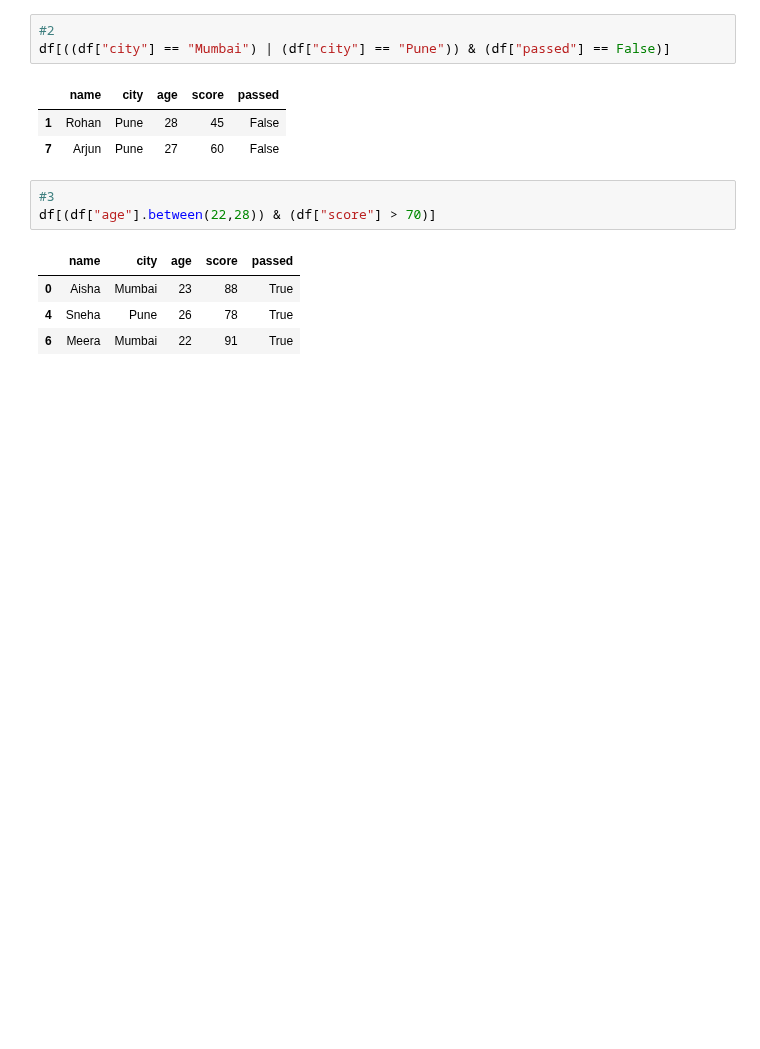
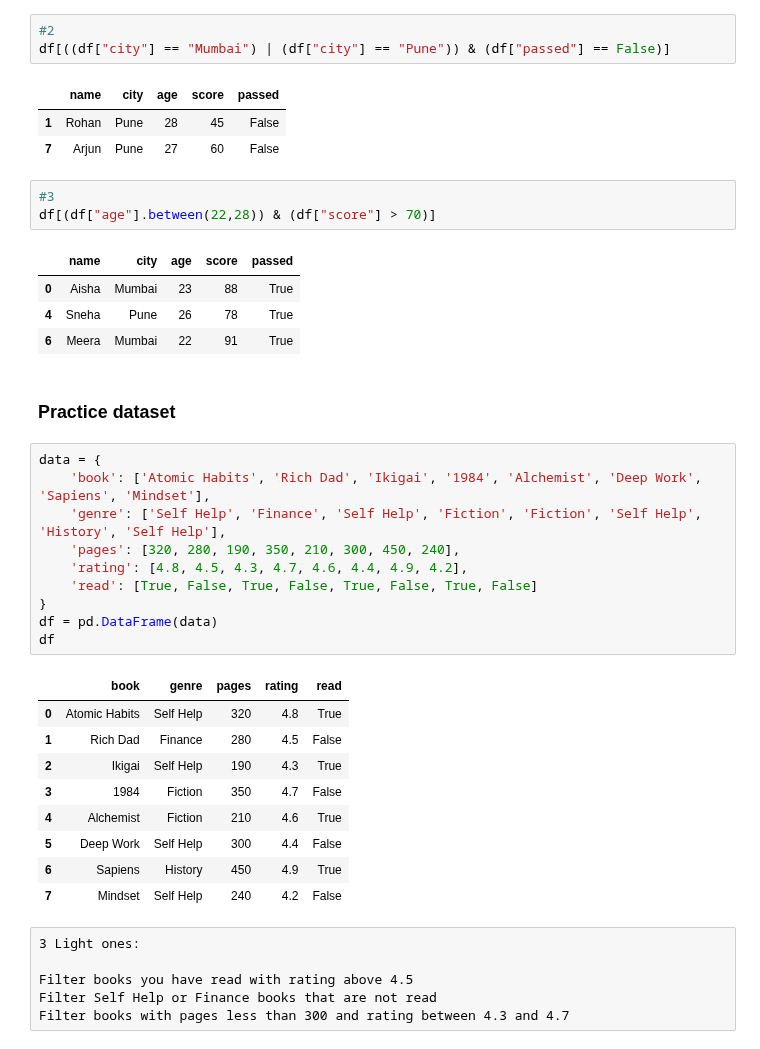
Before and after one commit to sayali-devkar/data_analysis_learning, a Jupyter notebook: pandas/practice/filtering_practice.ipynb, the cells around one changed output. Saved outputs shown, nothing was run; the diff lists cells and outputs as text; blank space fills up the shorter version.

Commit message:
Practiced pandas : Filtering Tasks

```diff
--- a/pandas/practice/filtering_practice.ipynb
+++ b/pandas/practice/filtering_practice.ipynb
@@ -340,3 +357,31 @@ df[(df["age"].between(22,28)) & (df["score"] > 70)]
 | 0 | Aisha | Mumbai | 23 | 88 | True |
 | 4 | Sneha | Pune | 26 | 78 | True |
 | 6 | Meera | Mumbai | 22 | 91 | True |
+# %% [markdown]
+### **Practice dataset**
+# %%
+data = {
+    'book': ['Atomic Habits', 'Rich Dad', 'Ikigai', '1984', 'Alchemist', 'Deep Work', 'Sapiens', 'Mindset'],
+    'genre': ['Self Help', 'Finance', 'Self Help', 'Fiction', 'Fiction', 'Self Help', 'History', 'Self Help'],
+    'pages': [320, 280, 190, 350, 210, 300, 450, 240],
+    'rating': [4.8, 4.5, 4.3, 4.7, 4.6, 4.4, 4.9, 4.2],
+    'read': [True, False, True, False, True, False, True, False]
+}
+df = pd.DataFrame(data)
+df
+# %% [output]
+|  | book | genre | pages | rating | read |
+| 0 | Atomic Habits | Self Help | 320 | 4.8 | True |
+| 1 | Rich Dad | Finance | 280 | 4.5 | False |
+| 2 | Ikigai | Self Help | 190 | 4.3 | True |
+| 3 | 1984 | Fiction | 350 | 4.7 | False |
+| 4 | Alchemist | Fiction | 210 | 4.6 | True |
+| 5 | Deep Work | Self Help | 300 | 4.4 | False |
+| 6 | Sapiens | History | 450 | 4.9 | True |
+| 7 | Mindset | Self Help | 240 | 4.2 | False |
+# %% [raw]
+3 Light ones:
+
+Filter books you have read with rating above 4.5
+Filter Self Help or Finance books that are not read
+Filter books with pages less than 300 and rating between 4.3 and 4.7
```
Also changed, not shown: parts of 6 cells of this notebook.
